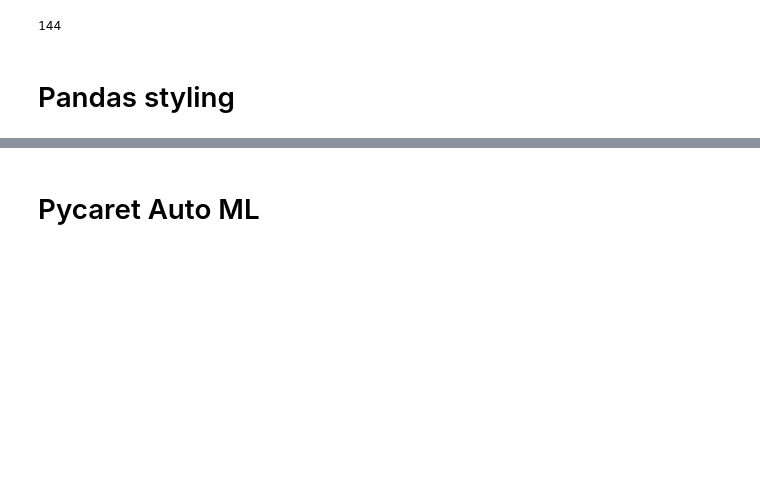
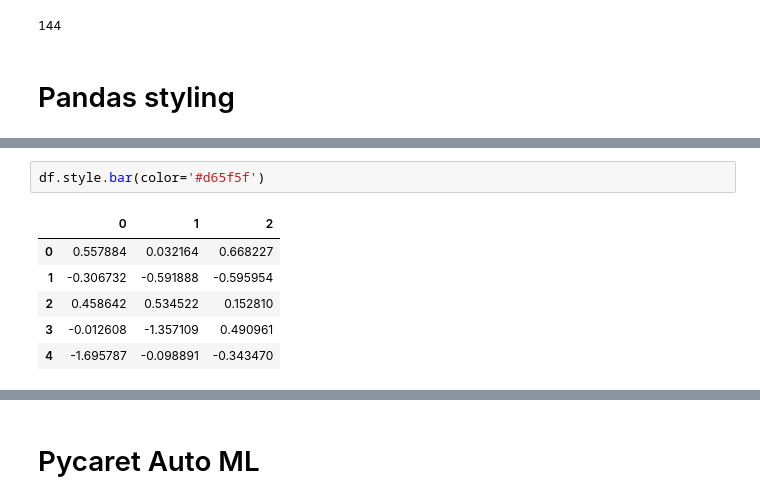
Before and after one commit to hamzahmhmmd/snippets_for_colab, a Jupyter notebook: custom_snippets_for_colab_and_jupyternotebook.ipynb, the cells around one changed output, grey strips where cells are left out. Saved outputs shown, nothing was run; the diff lists cells and outputs as text; blank space fills up the shorter version.

```diff
--- a/custom_snippets_for_colab_and_jupyternotebook.ipynb
+++ b/custom_snippets_for_colab_and_jupyternotebook.ipynb
@@ -98,0 +101,9 @@ gc.collect()
+# %%
+df.style.bar(color='#d65f5f')
+# %% [output]
+|  | 0 | 1 | 2 |
+| 0 | 0.557884 | 0.032164 | 0.668227 |
+| 1 | -0.306732 | -0.591888 | -0.595954 |
+| 2 | 0.458642 | 0.534522 | 0.152810 |
+| 3 | -0.012608 | -1.357109 | 0.490961 |
+| 4 | -1.695787 | -0.098891 | -0.343470 |
```
Also changed, not shown: parts of 24 cells of this notebook.
